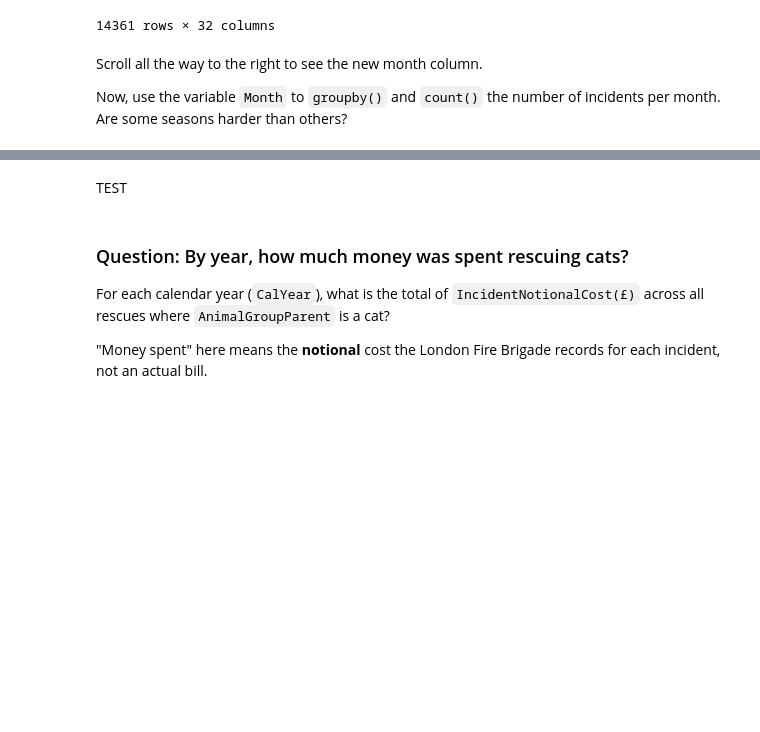
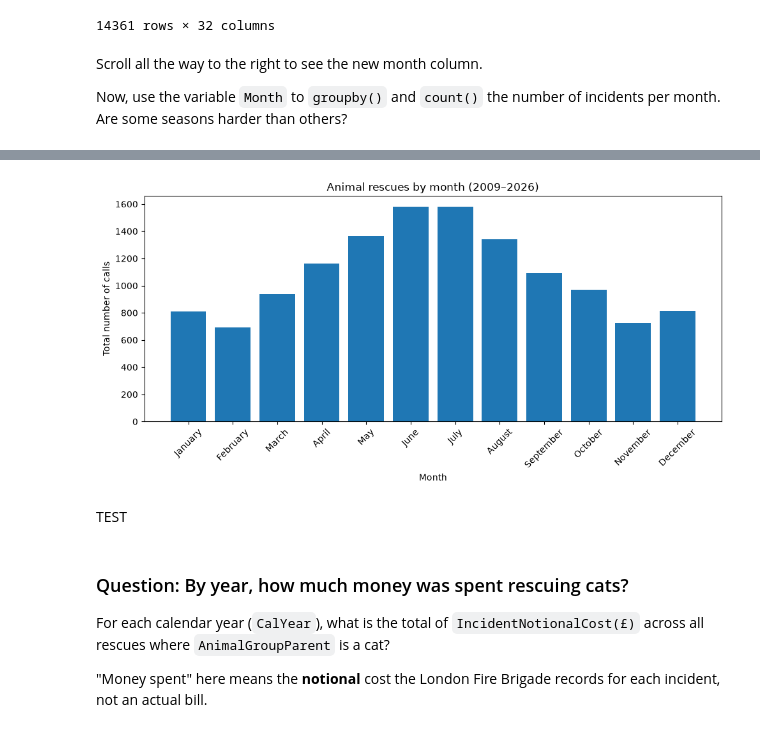
Before and after one commit to ka2931/2026-Image-and-Sound, a Jupyter notebook: lessons/02-homework/Homework_2.ipynb, the cells around one changed output, grey strips where cells are left out. Cells and saved outputs as stored; diff of their text form; code cells hidden in the pictures; blank space fills up the shorter version.

```diff
--- a/lessons/02-homework/Homework_2.ipynb
+++ b/lessons/02-homework/Homework_2.ipynb
@@ -1613,0 +1708,23 @@ Now, use the variable `Month` to `groupby()` and `count()` the number of inciden
+# %%
+all_years = lfb[
+    (lfb["CalYear"] >= 2009) & (lfb["CalYear"] <= 2026)
+].copy()
+
+all_years["Month"] = all_years["DateTimeOfCall"].dt.month
+
+monthly_rescues = (
+    all_years.groupby("Month")["IncidentNumber"]
+    .count()
+    .reindex(range(1, 13), fill_value=0)
+    .rename_axis("Month")
+    .reset_index(name="Total calls")
+)
+
+month_names = {
+    1: "January", 2: "February", 3: "March", 4: "April",
+    5: "May", 6: "June", 7: "July", 8: "August",
+    9: "September", 10: "October", 11: "November", 12: "December"
+}
+monthly_rescues["Month"] = monthly_rescues["Month"].map(month_names)
+
+monthly_rescues
@@ -1614,3 +1745,16 @@ Now, use the variable `Month` to `groupby()` and `count()` the number of inciden
+# %%
+import matplotlib.pyplot as plt
+
+plt.figure(figsize=(10, 5))
+plt.bar(monthly_rescues["Month"], monthly_rescues["Total calls"])
+plt.title("Animal rescues by month (2009–2026)")
+plt.xlabel("Month")
+plt.ylabel("Total number of calls")
+plt.xticks(rotation=45)
+plt.tight_layout()
+plt.show()
+# %% [output]
+[figure, added]
 # %% [markdown]
 TEST
 # %% [markdown]
```
Also changed, not shown: parts of 20 cells of this notebook.
